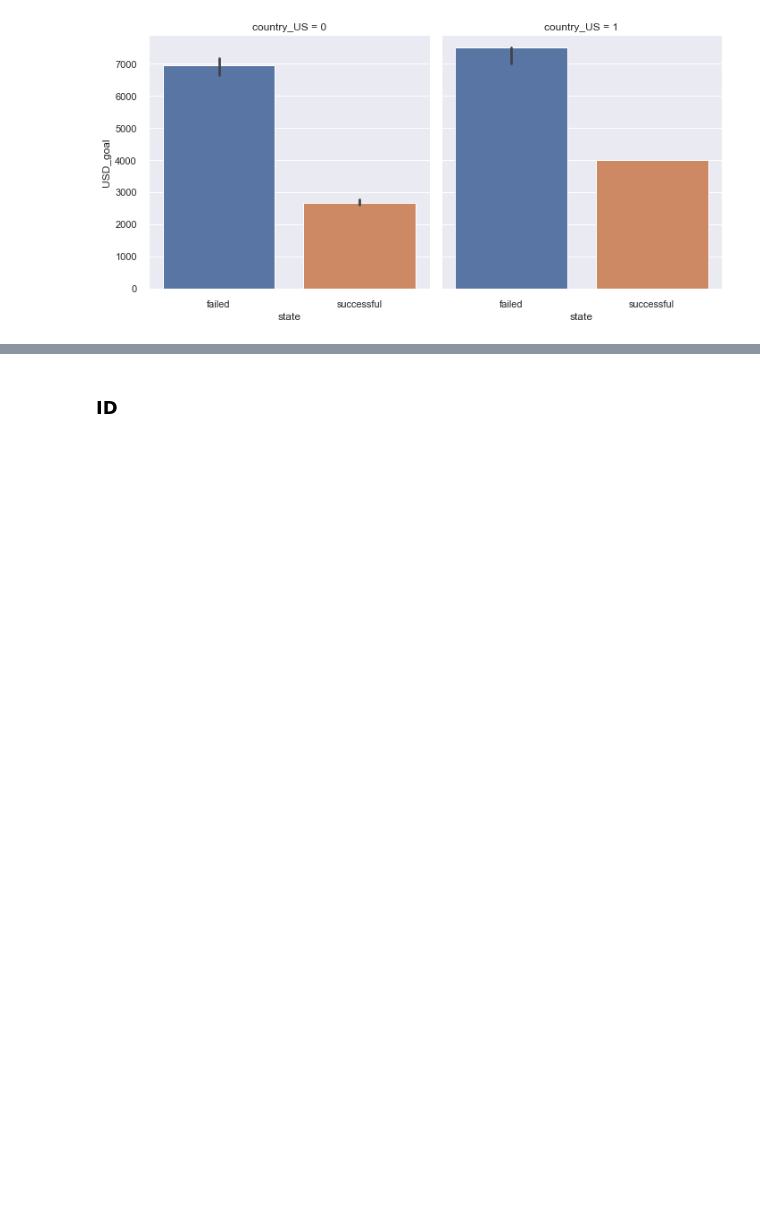
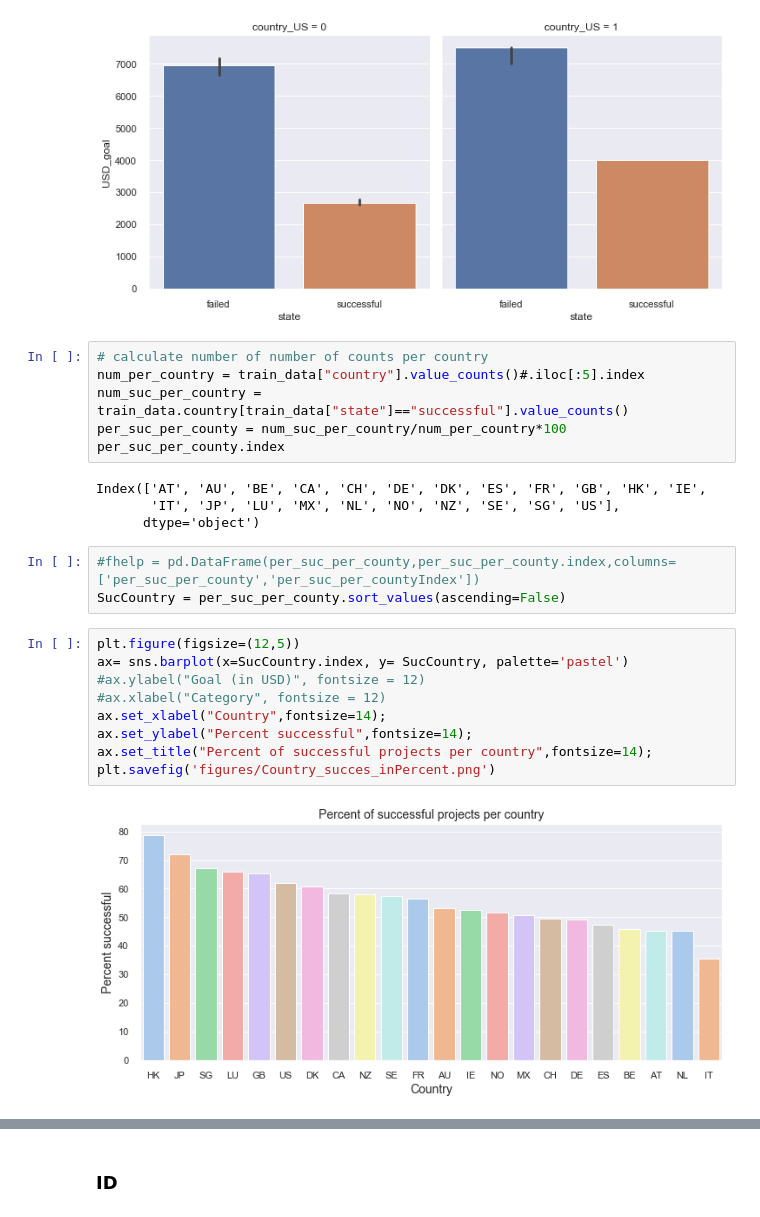
Before and after one commit to skrutzky/Project-2_Kickstarter, a Jupyter notebook: DS-Project-2_Kickstarter.ipynb, the cells around one changed output, grey strips where cells are left out. Saved outputs shown, nothing was run; the diff lists cells and outputs as text; blank space fills up the shorter version.

```diff
--- a/DS-Project-2_Kickstarter.ipynb
+++ b/DS-Project-2_Kickstarter.ipynb
@@ -790,3 +805,27 @@ sns.catplot(x="state", y="USD_goal",
                 data=train_data);
 # %% [output]
 [figure]
+# %%
+# calculate number of number of counts per country
+num_per_country = train_data["country"].value_counts()#.iloc[:5].index
+num_suc_per_country = train_data.country[train_data["state"]=="successful"].value_counts()
+per_suc_per_county = num_suc_per_country/num_per_country*100
+per_suc_per_county.index
+# %% [output]
+Index(['AT', 'AU', 'BE', 'CA', 'CH', 'DE', 'DK', 'ES', 'FR', 'GB', 'HK', 'IE',
+       'IT', 'JP', 'LU', 'MX', 'NL', 'NO', 'NZ', 'SE', 'SG', 'US'],
+      dtype='object')
+# %%
+#fhelp = pd.DataFrame(per_suc_per_county,per_suc_per_county.index,columns=['per_suc_per_county','per_suc_per_countyIndex'])
+SucCountry = per_suc_per_county.sort_values(ascending=False)
+# %%
+plt.figure(figsize=(12,5))
+ax= sns.barplot(x=SucCountry.index, y= SucCountry, palette='pastel')
+#ax.ylabel("Goal (in USD)", fontsize = 12)
+#ax.xlabel("Category", fontsize = 12)
+ax.set_xlabel("Country",fontsize=14);
+ax.set_ylabel("Percent successful",fontsize=14);
+ax.set_title("Percent of successful projects per country",fontsize=14);
+plt.savefig('figures/Country_succes_inPercent.png')
+# %% [output]
+[figure, added]
```
Also changed, not shown: parts of 75 cells of this notebook.
